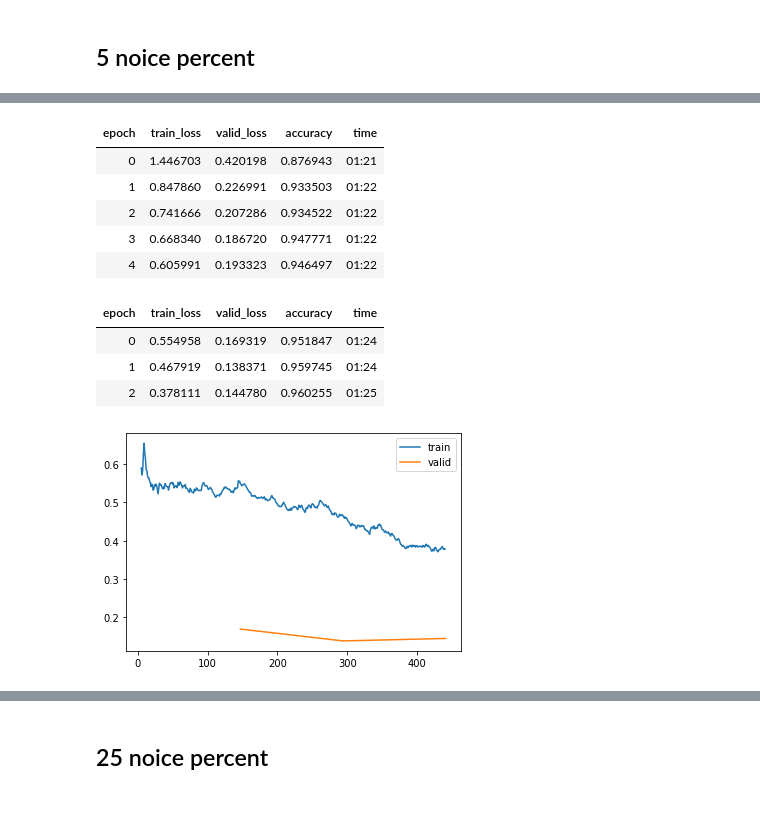
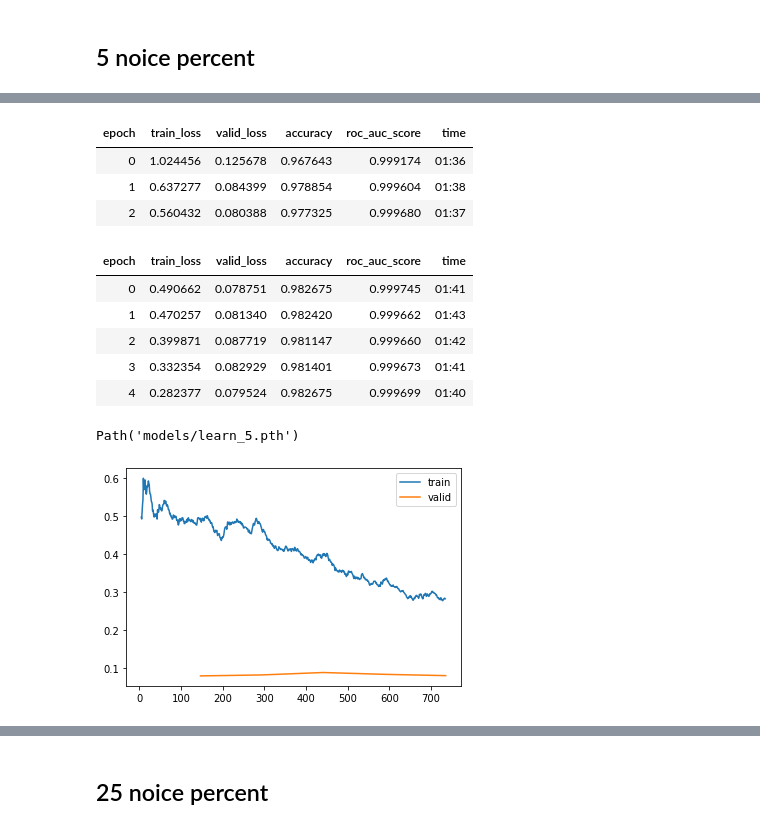
Before and after one commit to manisnesan/fastclean, a Jupyter notebook: 01_noisyimagenette.ipynb, the cells around one changed output, grey strips where cells are left out. Cells and saved outputs as stored; diff of their text form; code cells hidden in the pictures.

```diff
--- a/01_noisyimagenette.ipynb
+++ b/01_noisyimagenette.ipynb
@@ -59,10 +69,11 @@ def label_func(fname):
 # %%
-def get_dls(file, noice_pct):
+#export
+def get_dls(file, noice_pct, size=128):
   dblock = DataBlock(blocks=(ImageBlock, CategoryBlock),
                    get_x=ColReader('path', pref=source),
                    get_y=Pipeline([ColReader(f'noisy_labels_{noice_pct}'), lbl_dict.__getitem__]),
                    splitter=ColSplitter(),
-                   item_tfms=[RandomResizedCrop(128, min_scale=0.35), FlipItem(0.5)],
+                   item_tfms=[RandomResizedCrop(size, min_scale=0.35), FlipItem(0.5)],
                    batch_tfms=Normalize.from_stats(*imagenet_stats))
   dls = dblock.dataloaders(file)
   return dls
@@ -71,4 +80,5 @@ set_seed(42, reproducible=True)
 # %% [markdown]
 ## 5 noice percent
 # %%
-dls_5 = get_dls(csv_file, 5)
+#export
+dls_5 = get_dls(csv_file, 5, size=224)
@@ -79,2 +172,3 @@ dls_5.show_batch()
 # %%
-learn_5 = cnn_learner(dls_5, resnet34, metrics=accuracy)
+#export
+learn_5 = cnn_learner(dls_5, resnet18, metrics=[accuracy, RocAuc()])
@@ -87,20 +213,26 @@ SuggestedLRs(lr_min=0.010000000149011612, lr_steep=0.001737800776027143)
 # %%
-learn_5.fine_tune(epochs=3, base_lr=1e-3, freeze_epochs=5)
+#export
+learn_5.fine_tune(epochs=5, base_lr=1e-3, freeze_epochs=3)
 # %% [output]
-| epoch | train_loss | valid_loss | accuracy | time |
-| 0 | 1.446703 | 0.420198 | 0.876943 | 01:21 |
-| 1 | 0.847860 | 0.226991 | 0.933503 | 01:22 |
-| 2 | 0.741666 | 0.207286 | 0.934522 | 01:22 |
-| 3 | 0.668340 | 0.186720 | 0.947771 | 01:22 |
-| 4 | 0.605991 | 0.193323 | 0.946497 | 01:22 |
+| epoch | train_loss | valid_loss | accuracy | roc_auc_score | time |
+| 0 | 1.024456 | 0.125678 | 0.967643 | 0.999174 | 01:36 |
+| 1 | 0.637277 | 0.084399 | 0.978854 | 0.999604 | 01:38 |
+| 2 | 0.560432 | 0.080388 | 0.977325 | 0.999680 | 01:37 |
-| epoch | train_loss | valid_loss | accuracy | time |
-| 0 | 0.554958 | 0.169319 | 0.951847 | 01:24 |
-| 1 | 0.467919 | 0.138371 | 0.959745 | 01:24 |
-| 2 | 0.378111 | 0.144780 | 0.960255 | 01:25 |
+| epoch | train_loss | valid_loss | accuracy | roc_auc_score | time |
+| 0 | 0.490662 | 0.078751 | 0.982675 | 0.999745 | 01:41 |
+| 1 | 0.470257 | 0.081340 | 0.982420 | 0.999662 | 01:43 |
+| 2 | 0.399871 | 0.087719 | 0.981147 | 0.999660 | 01:42 |
+| 3 | 0.332354 | 0.082929 | 0.981401 | 0.999673 | 01:41 |
+| 4 | 0.282377 | 0.079524 | 0.982675 | 0.999699 | 01:40 |
+# %%
+#export
+learn_5.save('learn_5')
+# %% [output]
+Path('models/learn_5.pth')
 # %%
 learn_5.recorder.plot_loss()
 # %% [output]
-[figure, old version]
+[figure, new version]
 # %%
 learn_5.show_results()
 # %% [output]
```
Also changed, not shown: parts of 52 cells of this notebook, 2 other files.
